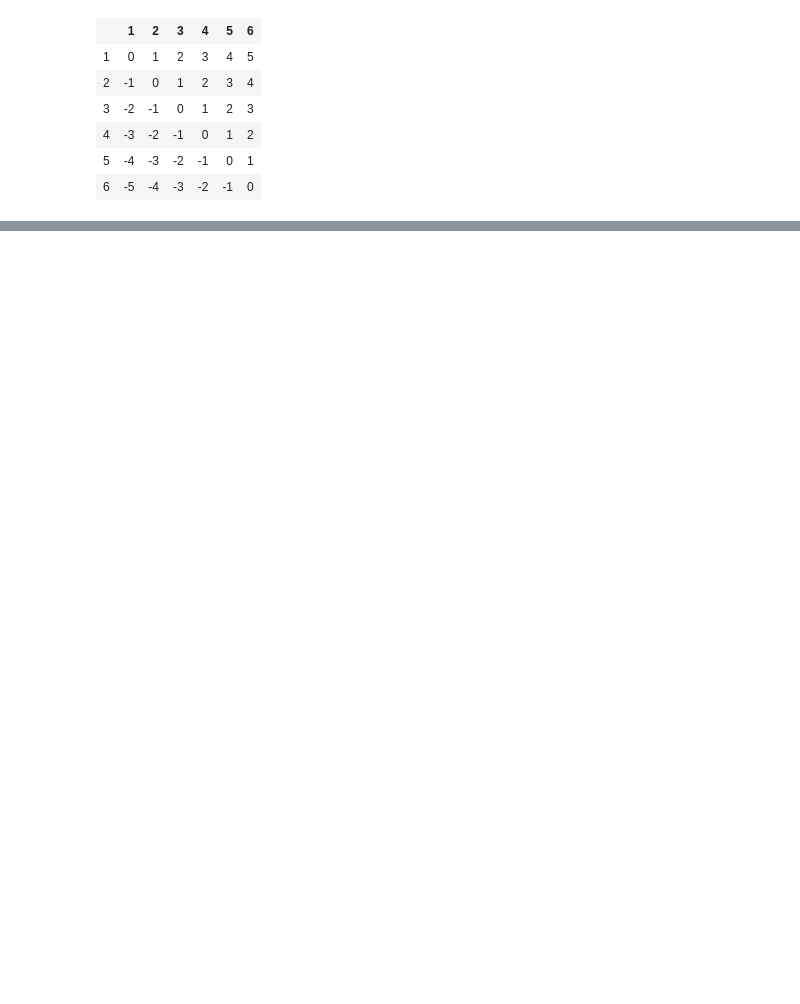
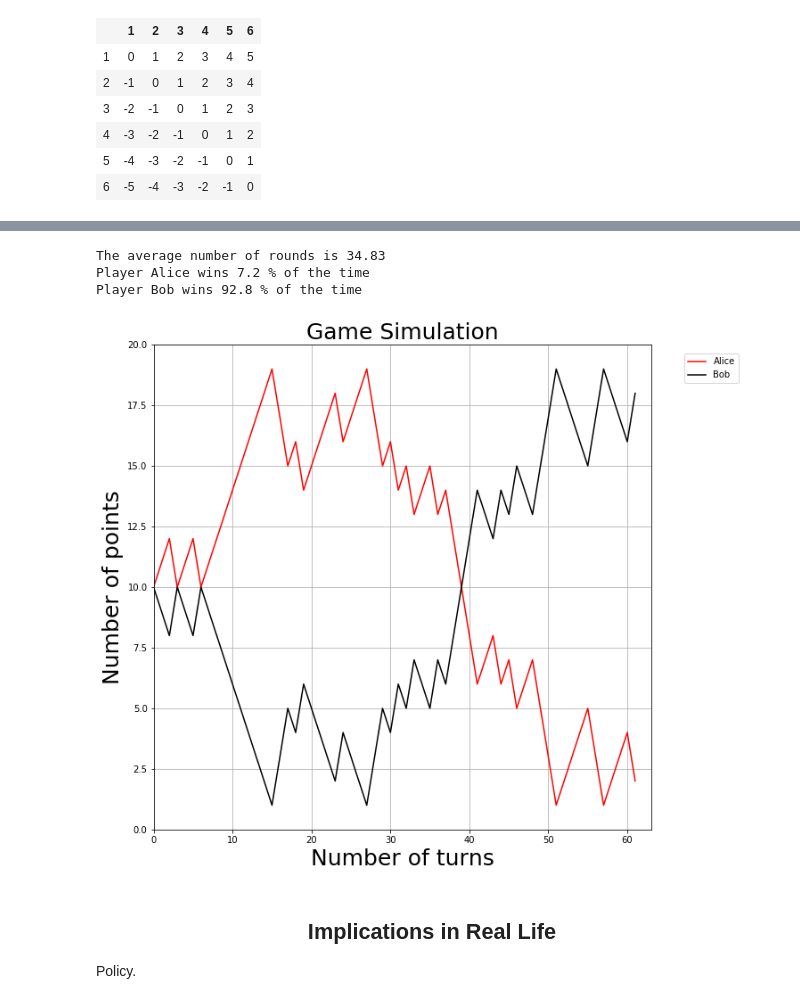
Before and after one commit to lfunderburk/UnfairDiceGame, a Jupyter notebook: UBCJan212020_Lecture/Social Justice and Computational Thinking.ipynb, the cells around one changed output, grey strips where cells are left out. Saved outputs shown, nothing was run; the diff lists cells and outputs as text; code cells hidden in the pictures; blank space fills up the shorter version.

Commit message:
add new game and implement visualization

```diff
--- a/UBCJan212020_Lecture/Social Justice and Computational Thinking.ipynb
+++ b/UBCJan212020_Lecture/Social Justice and Computational Thinking.ipynb
@@ -71,21 +51,0 @@ from IPython.display import display, Javascript, Markdown
-# %%
-import random;
-def rerun_cell( b ):
-
-    display(Javascript('IPython.notebook.execute_cell_range(IPython.notebook.get_selected_index()+1,IPython.notebook.get_selected_index()+2)'))
-
-def roll_dice():
-    return (random.choice([1,2,3,4,5,6]));
-
-positive_button = widgets.Button(button_style='warning',
-                                description="Roll Dice",
-                                layout=Layout(width='15%', height='30px'))
-
-negative_button = widgets.Button(button_style='info',
-                                description="Negative Die",
-                                layout=Layout(width='15%', height='30px'))
-
-display(positive_button)
-
-positive_button.on_click( rerun_cell )
-negative_button.on_click(rerun_cell)
@@ -154,15 +51,0 @@ Button(button_style='info', description='Plot Simulation', layout=Layout(height=
-# %%
-x_co  = [0,1,2,3,4,5,6,7,8,9,10]
-
-fig,ax = plt.subplots(figsize=(10,10))
-ax.set_xlim([0,10])
-ax.set_ylim([0,200])
-ax.grid(True)
-
-ax.plot(x_co,df2["Group A Points"].tolist(),label="Group A")
-ax.plot(x_co,df2["Group B Points"].tolist(),label="Group B")
-ax.set_ylabel("Number of points",fontsize=25)
-ax.set_xlabel("Number of turns",fontsize=25)
-ax.set_title("Positive vs Negative Luck Game Simulation",fontsize=25)
-plt.legend(bbox_to_anchor=(1.05, 1), loc=2, borderaxespad=1.)
-plt.show()
@@ -362,2 +363,17 @@ interactive(children=(IntSlider(value=10, continuous_update=False, description='
+# %%
+StartValue_A = all_the_widgets[0].value
+StartValue_B = all_the_widgets[1].value
+p = all_the_widgets[2].value
+q = all_the_widgets[3].value
+plot_game(StartValue_A, StartValue_B, p, q)
+# %% [output]
+The average number of rounds is 34.83
+Player Alice wins 7.2 % of the time
+Player Bob wins 92.8 % of the time
+[figure, added]
+# %% [markdown]
+<h2 align='center'>Implications in Real Life</h2>
+
+Policy.
 # %% [markdown]
 ![alt text](https://github.com/callysto/callysto-sample-notebooks/blob/master/notebooks/images/Callysto_Notebook-Banners_Bottom_06.06.18.jpg?raw=true)
```
Also changed, not shown: parts of 18 cells of this notebook.
